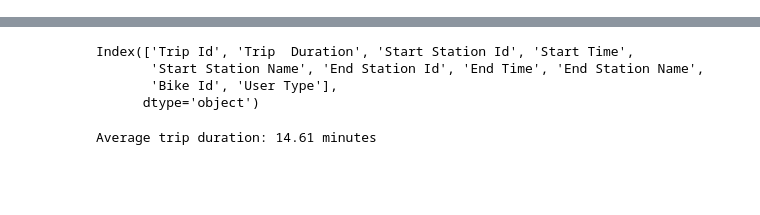
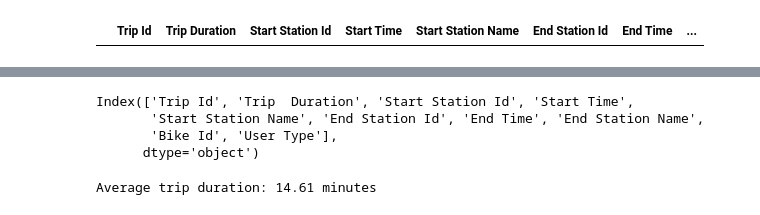
Before and after one commit to AJB-ajb/BikeSharePrediction, a Jupyter notebook: src/analysis.ipynb, the cells around one changed output, grey strips where cells are left out. Saved outputs shown, nothing was run; the diff lists cells and outputs as text; code cells hidden in the pictures; blank space fills up the shorter version.

```diff
--- a/src/analysis.ipynb
+++ b/src/analysis.ipynb
@@ -92,0 +37,4 @@ len(null_values), null_values
+# %%
+ridership_table[ridership_table['Bike Id'].isna()]
+# %% [output]
+|  | Trip Id | Trip Duration | Start Station Id | Start Time | Start Station Name | End Station Id | End Time | ... |
```
Also changed, not shown: parts of 14 cells of this notebook, 3 other files.
